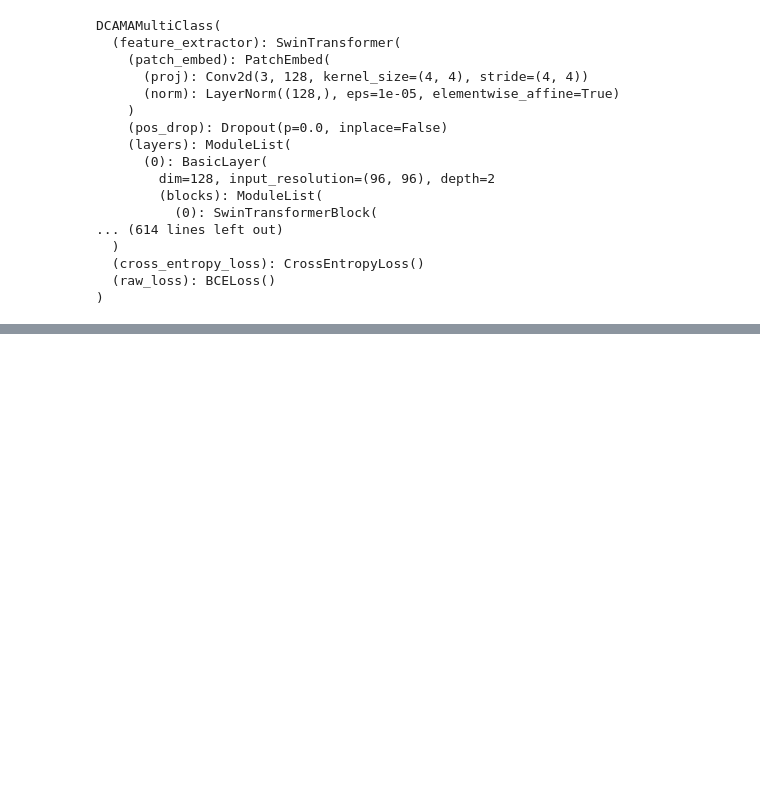
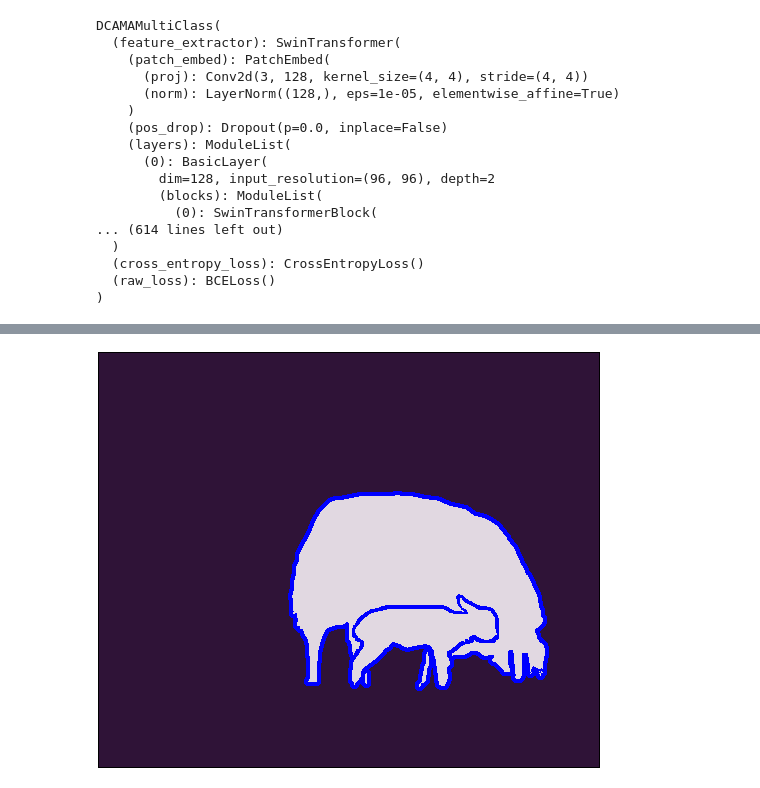
Before and after one commit to pasqualedem/AffinityExplainer, a Jupyter notebook: test.ipynb, the cells around one changed output, grey strips where cells are left out. Cells and saved outputs as stored; diff of their text form; code cells hidden in the pictures; blank space fills up the shorter version.

```diff
--- a/test.ipynb
+++ b/test.ipynb
@@ -537,3 +537,7 @@ logits.chans
+# %%
+gt.chans
+# %% [output]
+[figure, added]
 # %%
 masks = input_dict[BatchKeys.PROMPT_MASKS]
 flag_examples = input_dict[BatchKeys.FLAG_EXAMPLES]
```
Also changed, not shown: parts of 10 cells of this notebook, 14 other files.
